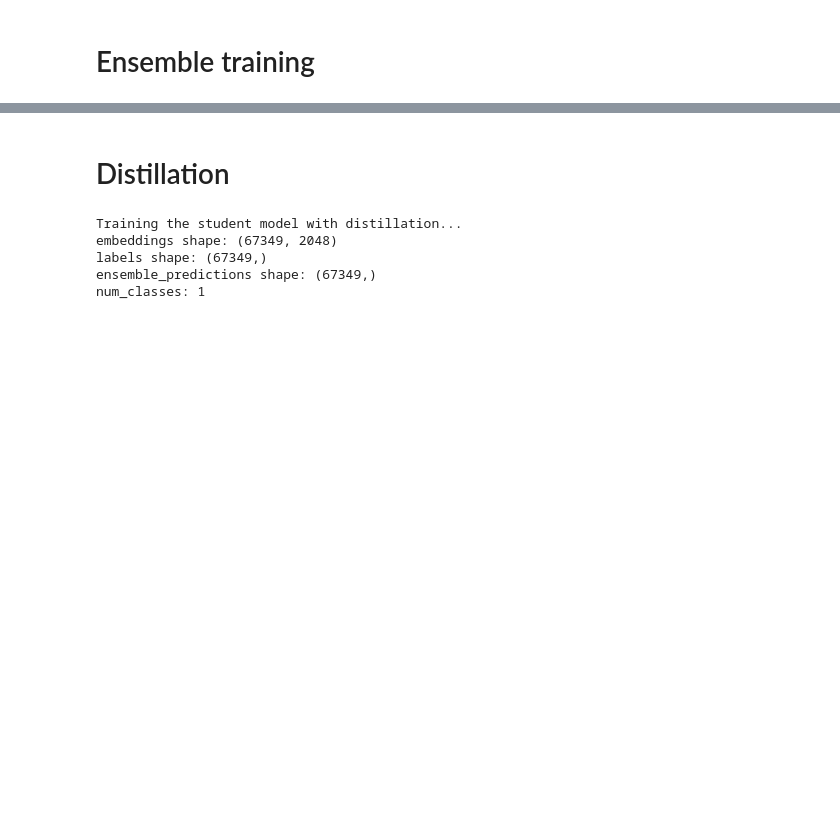
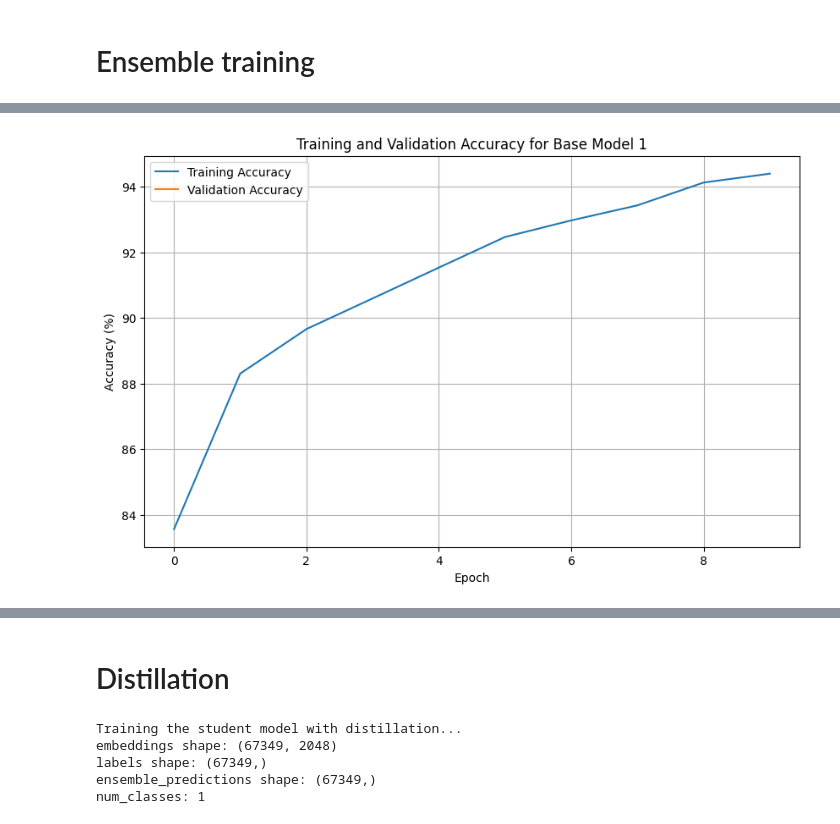
Before and after one commit to wstentzer/NLP-Project, a Jupyter notebook: main_1.3B_model.ipynb, the cells around one changed output, grey strips where cells are left out. Drawn from its saved outputs; the diff is of its cells as text; code cells hidden in the pictures; blank space fills up the shorter version.

```diff
--- a/main_1.3B_model.ipynb
+++ b/main_1.3B_model.ipynb
@@ -245,0 +315,18 @@ Ensemble Accuracy: 99.98%
+# %%
+# Calculate average accuracy per epoch
+training_accuracies_per_epoch = [np.mean(model_training_accuracies[0][i * (num_samples // batch_size):(i + 1) * (num_samples // batch_size)]) for i in range(num_epochs)]
+validation_accuracies_per_epoch = [np.mean(model_validation_accuracies[0][i * (num_samples // batch_size):(i + 1) * (num_samples // batch_size)]) for i in range(num_epochs)]
+
+epochs_range = range(num_epochs)
+
+plt.figure(figsize=(10, 6))
+plt.plot(epochs_range, [acc * 100 for acc in training_accuracies_per_epoch], label='Training Accuracy')
+plt.plot(epochs_range, [acc * 100 for acc in validation_accuracies_per_epoch], label='Validation Accuracy')
+plt.xlabel('Epoch')
+plt.ylabel('Accuracy (%)')
+plt.title('Training and Validation Accuracy for Base Model 1')
+plt.legend()
+plt.grid(True)
+plt.show()
+# %% [output]
+[figure, added]
```
Also changed, not shown: parts of 8 cells of this notebook, 2 other files.
